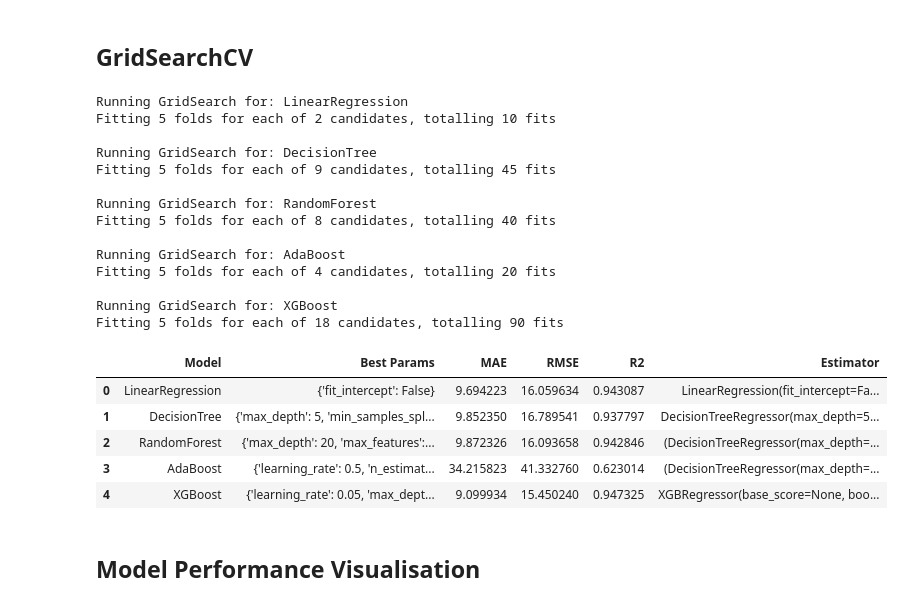
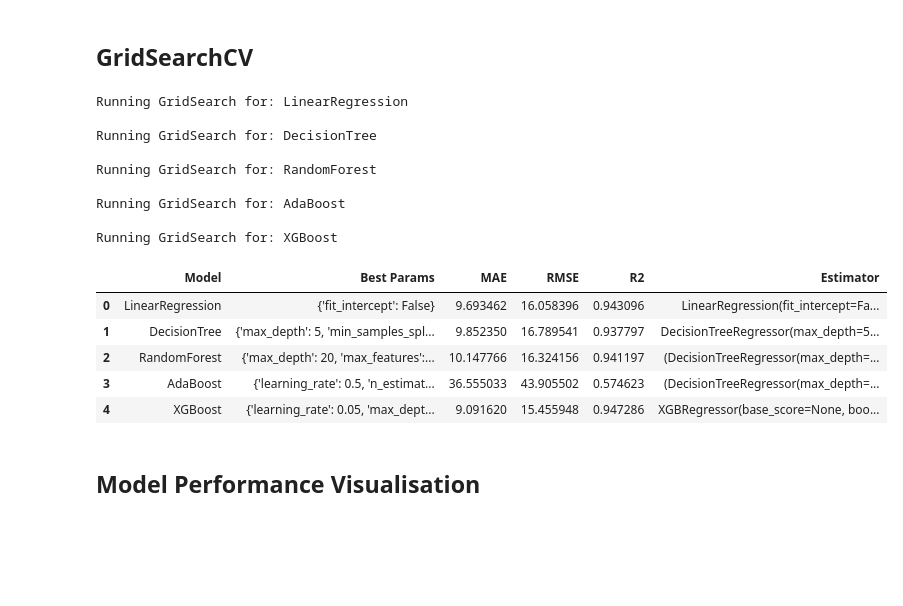
Before and after one commit to RSE1982/beijing-air-quality, a Jupyter notebook: notebooks/11_regression_hyperparameters.ipynb, the cells around one changed output. Saved outputs shown, nothing was run; the diff lists cells and outputs as text; code cells hidden in the pictures; blank space fills up the shorter version.

```diff
--- a/notebooks/11_regression_hyperparameters.ipynb
+++ b/notebooks/11_regression_hyperparameters.ipynb
@@ -127,10 +143,6 @@ Saved categorical dtypes for season & area_type.
 (Understanding structure, completeness, and variable types.)
 # %% [markdown]
 ### Structure + Missing Values
-# %%
-df["datetime"] = pd.to_datetime(df["datetime"]) # Convert 'datetime' column to datetime
-for col in df.select_dtypes(include=["object"]).columns:
-    df[col] = df[col].astype("category") # Convert 'object' column to category dtype
 # %%
 print("Dataframe Info:") # Display dataframe info
 display(df.info()) # Display dataframe info
@@ -233,10 +242,13 @@ Test shape after dropping NA: (13424, 36)
 features = [
     "temperature", "dew_point", "pressure", "rain", "wind_speed",
     "temp_pres_interaction", "dew_point_spread", "rain_binary",
-    "hour_sin", "hour_cos", "month_sin", "month_cos",
+    "area_type", "hour_sin", "hour_cos", "month_sin", "month_cos",
     "season", "day_of_week", "month", "year",
     "pm25_lag_1h", "pm25_lag_3h", "pm25_lag_6h",
     "pm25_lag_12h", "pm25_lag_18h",
     "pm25_roll_3h_mean", "pm25_roll_6h_mean",
     "pm25_roll_12h_mean", "pm25_roll_18h_mean"
-]
+] # Define final feature set
+
+joblib.dump(features, MODELS_PATH / "forecasting_feature_names.joblib") # Save feature names
+print("Saved feature names:", len(features))
@@ -249,3 +268,6 @@ y_test = test["pm25"]
+# %%
+X_train = X_train.astype(float)
+X_test = X_test.astype(float)
 # %% [markdown]
 ## Define Algorithms & Hyperparameter Grids
 # %%
@@ -287,6 +309,7 @@ models_and_grids = {
     "XGBoost": {
         "model": XGBRegressor(
             objective="reg:squarederror", # objective function for regression
+            eval_metric="rmse", # evaluation metric
             random_state=42, # random seed for reproducibility
             n_estimators=200 # number of boosting rounds
         ),
@@ -305,6 +328,7 @@ results = [] # to store results
 tscv = TimeSeriesSplit(n_splits=5) # time series cross-validation
 
 # Iterate over models and their hyperparameter grids
+
 for name, cfg in models_and_grids.items():
     print(f"\nRunning GridSearch for: {name}")  # Log current model
 
@@ -312,49 +336,44 @@ for name, cfg in models_and_grids.items():
         estimator=cfg["model"], # model to tune
         param_grid=cfg["params"], # hyperparameter grid
         scoring="neg_mean_squared_error", # evaluation metric
+        refit=True, # refit best model
+        error_score="raise", # raise error on failure
         cv=tscv, # cross-validation strategy
         n_jobs=-1, # use all available cores
-        verbose=1 # verbosity level
+        verbose=0 # verbosity level
     ) # Initialize GridSearchCV
 
-    grid.fit(X_train, y_train) # Fit grid search
-
+    grid.fit(X_train.values, y_train.values) # Fit grid search
     best_model = grid.best_estimator_ # Get best model
-
-    preds = best_model.predict(X_test) # Make predictions on test set
+    preds = best_model.predict(X_test.values) # Make predictions on test set
 
     results.append({
         "Model": name,
         "Best Params": grid.best_params_, # Store best hyperparameters
         "MAE": mean_absolute_error(y_test, preds), # Mean Absolute Error
         "RMSE": mean_squared_error(y_test, preds, squared=False), # Root Mean Squared Error
         "R2": r2_score(y_test, preds), # R-squared
         "Estimator": best_model # Best estimator
     }) # Store results
 
 results_df = pd.DataFrame(results) # Convert results to DataFrame
 results_df  # Display results DataFrame
 # %% [output]
 Running GridSearch for: LinearRegression
-Fitting 5 folds for each of 2 candidates, totalling 10 fits
 
 Running GridSearch for: DecisionTree
-Fitting 5 folds for each of 9 candidates, totalling 45 fits
 
 Running GridSearch for: RandomForest
-Fitting 5 folds for each of 8 candidates, totalling 40 fits
 
 Running GridSearch for: AdaBoost
-Fitting 5 folds for each of 4 candidates, totalling 20 fits
 
 Running GridSearch for: XGBoost
-Fitting 5 folds for each of 18 candidates, totalling 90 fits
 |  | Model | Best Params | MAE | RMSE | R2 | Estimator |
-| 0 | LinearRegression | {'fit_intercept': False} | 9.694223 | 16.059634 | 0.943087 | LinearRegression(fit_intercept=Fa... |
+| 0 | LinearRegression | {'fit_intercept': False} | 9.693462 | 16.058396 | 0.943096 | LinearRegression(fit_intercept=Fa... |
 | 1 | DecisionTree | {'max_depth': 5, 'min_samples_spl... | 9.852350 | 16.789541 | 0.937797 | DecisionTreeRegressor(max_depth=5... |
-| 2 | RandomForest | {'max_depth': 20, 'max_features':... | 9.872326 | 16.093658 | 0.942846 | (DecisionTreeRegressor(max_depth=... |
-| 3 | AdaBoost | {'learning_rate': 0.5, 'n_estimat... | 34.215823 | 41.332760 | 0.623014 | (DecisionTreeRegressor(max_depth=... |
-| 4 | XGBoost | {'learning_rate': 0.05, 'max_dept... | 9.099934 | 15.450240 | 0.947325 | XGBRegressor(base_score=None, boo... |
+| 2 | RandomForest | {'max_depth': 20, 'max_features':... | 10.147766 | 16.324156 | 0.941197 | (DecisionTreeRegressor(max_depth=... |
+| 3 | AdaBoost | {'learning_rate': 0.5, 'n_estimat... | 36.555033 | 43.905502 | 0.574623 | (DecisionTreeRegressor(max_depth=... |
+| 4 | XGBoost | {'learning_rate': 0.05, 'max_dept... | 9.091620 | 15.455948 | 0.947286 | XGBRegressor(base_score=None, boo... |
 # %% [markdown]
 ## Model Performance Visualisation
 # %% [markdown]
```
Also changed, not shown: parts of 21 cells of this notebook, 16 other files.
